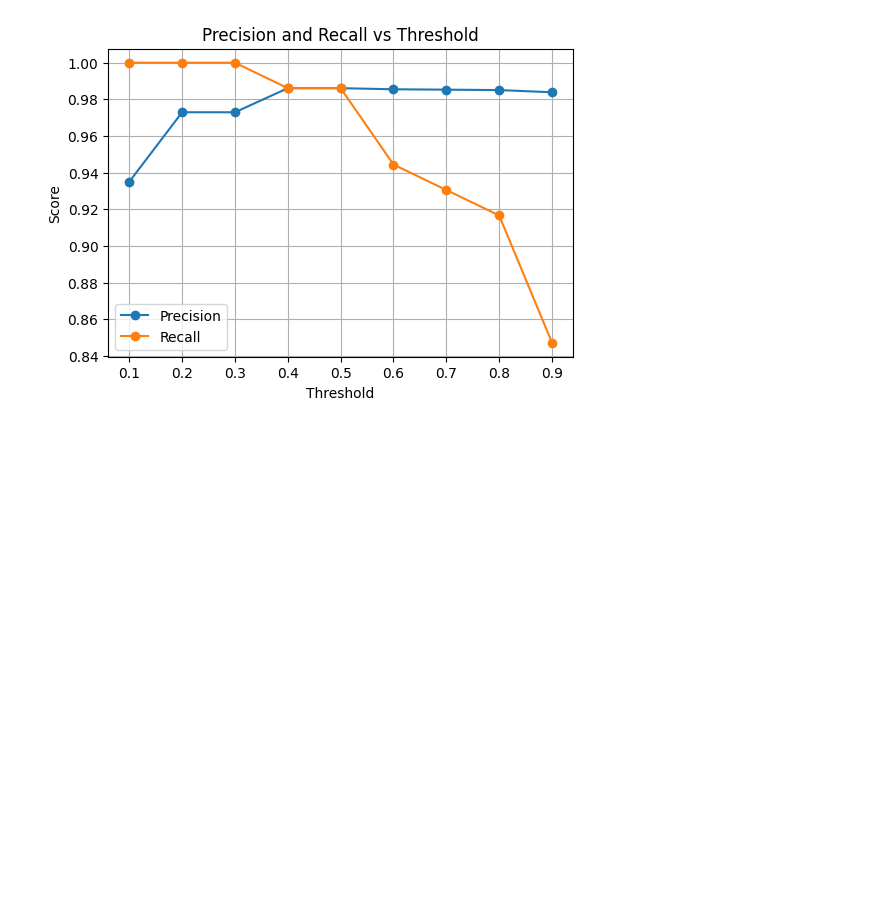
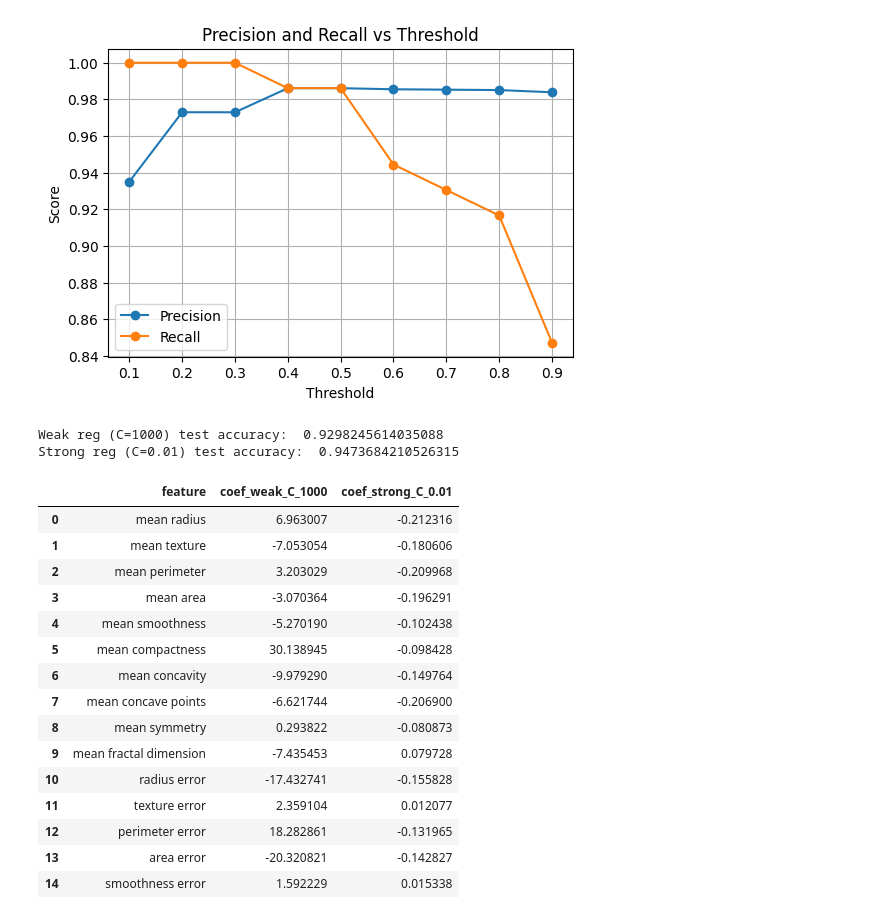
Before and after one commit to sonjoy1s/ML, a Jupyter notebook: Module14.ipynb, the cells around one changed output. Cells and saved outputs as stored; diff of their text form; code cells hidden in the pictures; blank space fills up the shorter version.

```diff
--- a/Module14.ipynb
+++ b/Module14.ipynb
@@ -283,3 +283,48 @@ plt.legend()
 plt.show()
 # %% [output]
 [figure]
+# %%
+# Two models with different regularization strengths
+clf_weak_reg = LogisticRegression(max_iter=100, C=1000.0) #Weak regularixation
+clf_strong_reg = LogisticRegression(max_iter=100, C=0.01) #Strong regularixation
+
+clf_weak_reg.fit(X_train_scaled,y_train)
+clf_strong_reg.fit(X_train_scaled,y_train)
+
+y_pred_weak = clf_weak_reg.predict(X_test_scaled)
+y_pred_strong = clf_strong_reg.predict(X_test_scaled)
+
+print("Weak reg (C=1000) test accuracy: ", accuracy_score(y_test, y_pred_weak))
+print("Strong reg (C=0.01) test accuracy: ", accuracy_score(y_test, y_pred_strong))
+# %% [output]
+Weak reg (C=1000) test accuracy:  0.9298245614035088
+Strong reg (C=0.01) test accuracy:  0.9473684210526315
+# %%
+# Compare coefficient magnitudes
+coef_weak = clf_weak_reg.coef_[0]
+coef_strong = clf_strong_reg.coef_[0]
+
+coef_df = pd.DataFrame({
+    "feature": feature_name,
+    "coef_weak_C_1000":coef_weak,
+    "coef_strong_C_0.01":coef_strong
+})
+
+coef_df.head(15)
+# %% [output]
+|  | feature | coef_weak_C_1000 | coef_strong_C_0.01 |
+| 0 | mean radius | 6.963007 | -0.212316 |
+| 1 | mean texture | -7.053054 | -0.180606 |
+| 2 | mean perimeter | 3.203029 | -0.209968 |
+| 3 | mean area | -3.070364 | -0.196291 |
+| 4 | mean smoothness | -5.270190 | -0.102438 |
+| 5 | mean compactness | 30.138945 | -0.098428 |
+| 6 | mean concavity | -9.979290 | -0.149764 |
+| 7 | mean concave points | -6.621744 | -0.206900 |
+| 8 | mean symmetry | 0.293822 | -0.080873 |
+| 9 | mean fractal dimension | -7.435453 | 0.079728 |
+| 10 | radius error | -17.432741 | -0.155828 |
+| 11 | texture error | 2.359104 | 0.012077 |
+| 12 | perimeter error | 18.282861 | -0.131965 |
+| 13 | area error | -20.320821 | -0.142827 |
+| 14 | smoothness error | 1.592229 | 0.015338 |
```
Also changed, not shown: parts of 1 cell of this notebook.
